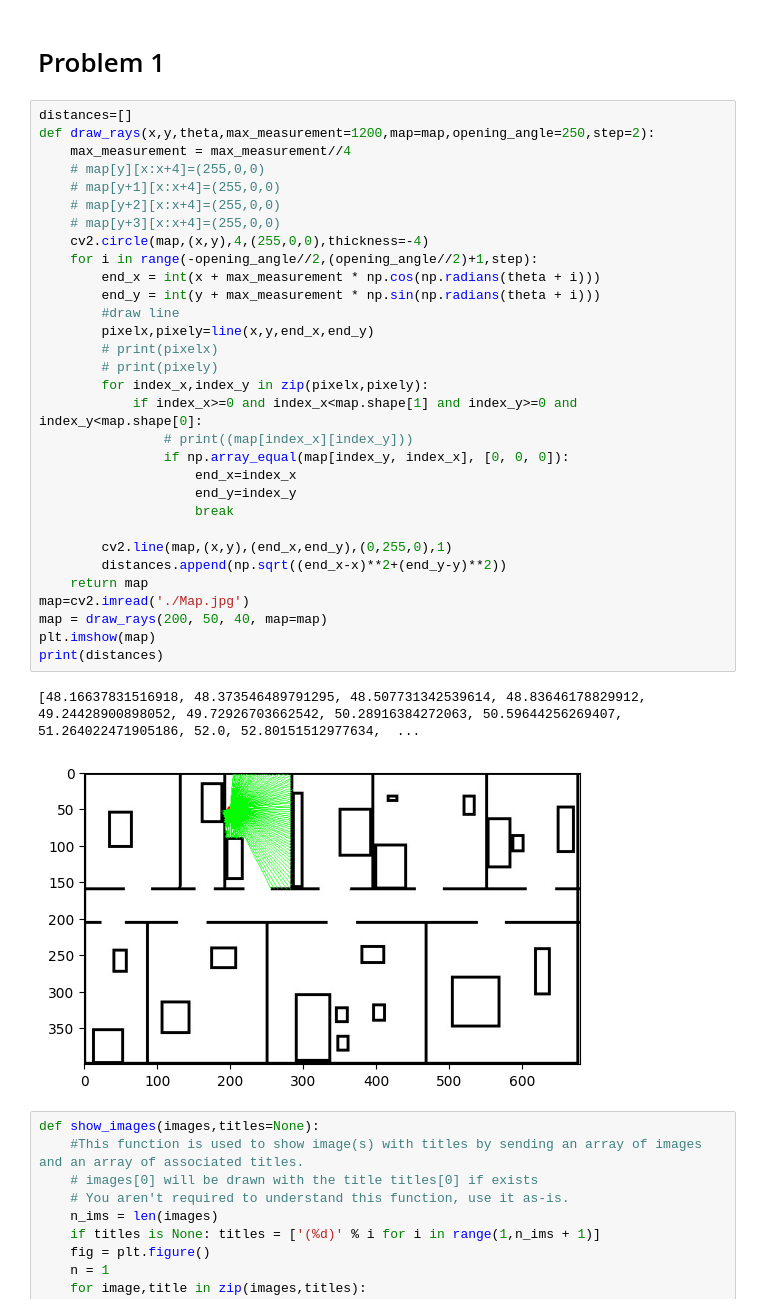
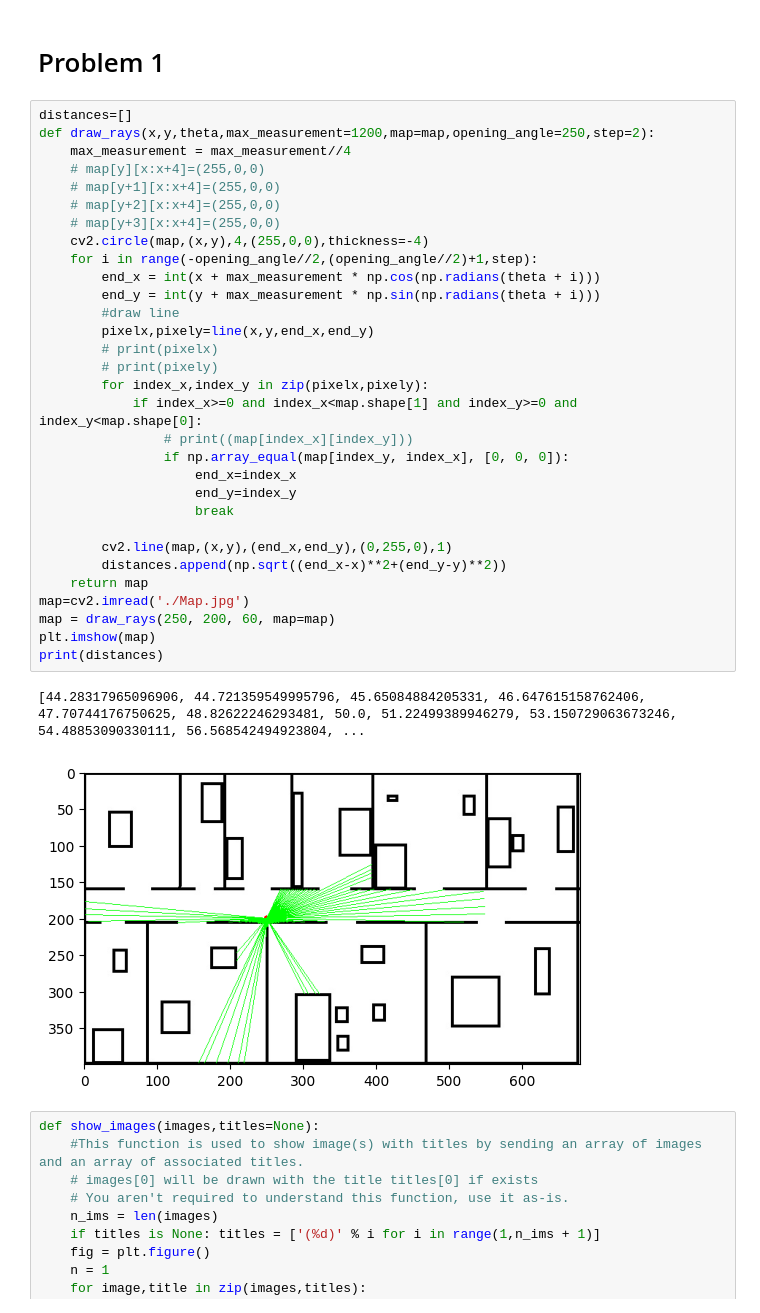
Before and after one commit to mennamohamed0207/Robotics-Assignments, a Jupyter notebook: Assignment.ipynb, the cells around one changed output. Cells and saved outputs as stored; diff of their text form.

```diff
--- a/Assignment.ipynb
+++ b/Assignment.ipynb
@@ -31,36 +31,36 @@ plt.imshow(map)
 distances=[]
 def draw_rays(x,y,theta,max_measurement=1200,map=map,opening_angle=250,step=2):
     max_measurement = max_measurement//4
     # map[y][x:x+4]=(255,0,0)
     # map[y+1][x:x+4]=(255,0,0)
     # map[y+2][x:x+4]=(255,0,0)
     # map[y+3][x:x+4]=(255,0,0)
     cv2.circle(map,(x,y),4,(255,0,0),thickness=-4)
     for i in range(-opening_angle//2,(opening_angle//2)+1,step):
         end_x = int(x + max_measurement * np.cos(np.radians(theta + i)))
         end_y = int(y + max_measurement * np.sin(np.radians(theta + i)))
         #draw line
         pixelx,pixely=line(x,y,end_x,end_y)
         # print(pixelx)
         # print(pixely)
         for index_x,index_y in zip(pixelx,pixely):
             if index_x>=0 and index_x<map.shape[1] and index_y>=0 and index_y<map.shape[0]:
                 # print((map[index_x][index_y]))
                 if np.array_equal(map[index_y, index_x], [0, 0, 0]):
                     end_x=index_x
                     end_y=index_y
                     break
 
         cv2.line(map,(x,y),(end_x,end_y),(0,255,0),1)
         distances.append(np.sqrt((end_x-x)**2+(end_y-y)**2))
     return map
 map=cv2.imread('./Map.jpg')
-map = draw_rays(200, 50, 40, map=map)
+map = draw_rays(250, 200, 60, map=map)
 plt.imshow(map)
 print(distances)
 # %% [output]
-[48.16637831516918, 48.373546489791295, 48.507731342539614, 48.83646178829912, 49.24428900898052, 49.72926703662542, 50.28916384272063, 50.59644256269407, 51.264022471905186, 52.0, 52.80151512977634,  ...
+[44.28317965096906, 44.721359549995796, 45.65084884205331, 46.647615158762406, 47.70744176750625, 48.82622246293481, 50.0, 51.22499389946279, 53.150729063673246, 54.48853090330111, 56.568542494923804, ...
-[figure, old version]
+[figure, new version]
 # %%
 def show_images(images,titles=None):
     #This function is used to show image(s) with titles by sending an array of images and an array of associated titles.
```
Also changed, not shown: parts of 2 cells of this notebook.
